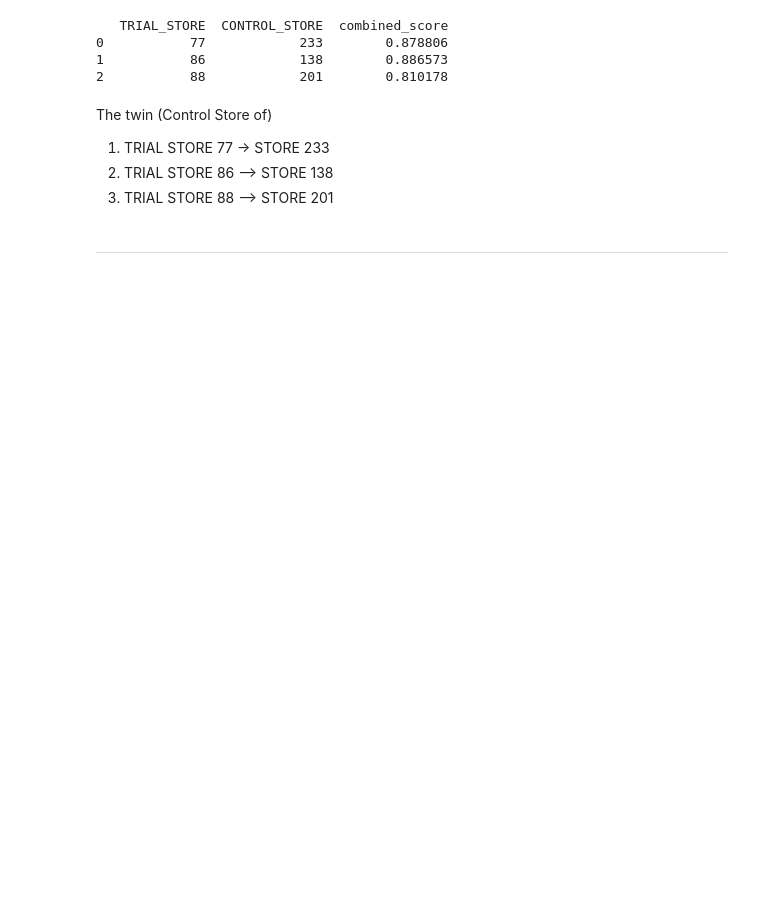
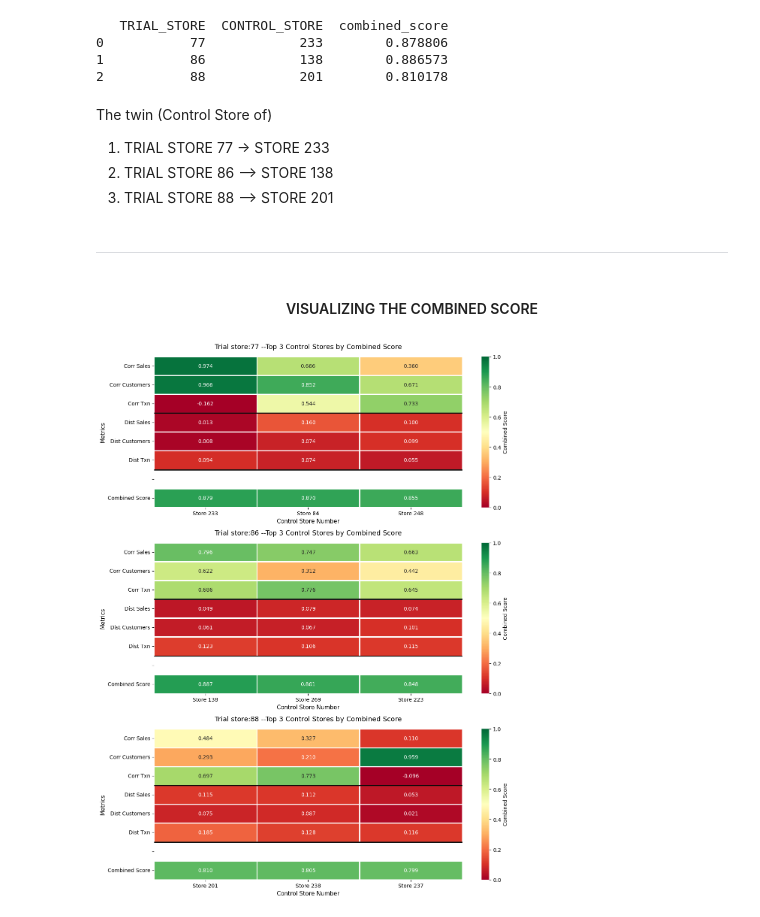
Before and after one commit to Mridul-dhungana/Quantium-Data-Analytics, a Jupyter notebook: Trial and Control stores.ipynb, the cells around one changed output. Saved outputs shown, nothing was run; the diff lists cells and outputs as text; code cells hidden in the pictures; blank space fills up the shorter version.

Commit message:
TOP 3 Control Stores by Combined Scores Visualizations

```diff
--- a/Trial and Control stores.ipynb
+++ b/Trial and Control stores.ipynb
@@ -767,3 +767,47 @@ The twin (Control Store of)<br>
 1. TRIAL STORE 88 --> STORE 201
 # %% [markdown]
 ---
+# %% [markdown]
+#### <Center> VISUALIZING THE COMBINED SCORE <Center>
+# %%
+trial_stores=corr_mag_df['TRIAL_STORE'].unique()
+fig,axes=plt.subplots(len(trial_stores),1,figsize=(12, 5*len(trial_stores)))
+
+for idx,trial_store in enumerate(trial_stores):
+    trial_data=corr_mag_df[corr_mag_df['TRIAL_STORE']==trial_store].copy()
+    top_stores=trial_data.nlargest(3,'combined_score')
+
+    heatmap_data=top_stores[['corr_sales','corr_customers','corr_txn','dist_sales','dist_customers','dist_txn']].T
+    heatmap_data.columns=[f"Store {int(x)}" for x in top_stores['CONTROL_STORE']]
+    heatmap_data.index=['Corr Sales','Corr Customers','Corr Txn','Dist Sales',
+                        'Dist Customers','Dist Txn']
+
+    spacer_row=pd.DataFrame([[np.nan]*len(heatmap_data.columns)],
+                            columns=heatmap_data.columns,
+                            index=[''])
+
+    # Add combined score as a row
+    combined_row=pd.DataFrame([top_stores['combined_score'].values],
+                            columns=heatmap_data.columns,
+                            index=['Combined Score'])
+
+    heatmap_data=pd.concat([heatmap_data,spacer_row,combined_row])
+
+    # creating a mask for spacer row
+    mask=pd.DataFrame(False, index=heatmap_data.index,columns=heatmap_data.columns)
+    mask.loc['']=True
+
+    # Create heatmap
+    ax=axes[idx]
+    sns.heatmap(heatmap_data,annot=True, fmt='.3f',cmap='RdYlGn', vmin=0, vmax=1,
+                cbar_kws={'label':'Combined Score'},ax=ax, linewidths=1,linecolor='white',mask=mask)
+
+    # Add horizontal lines to seperate sections
+    ax.hlines([3,6],*ax.get_xlim(),colors='black',linewidth=2)
+    ax.set_title(f'Trial store:{trial_store} --Top 3 Control Stores by Combined Score', fontsize=13, pad=15)
+    ax.set_ylabel('Metrics', fontsize=11)
+    ax.set_xlabel('Control Store Number', fontsize=11)
+plt.tight_layout()
+plt.show()
+# %% [output]
+[figure, added]
```
Also changed, not shown: parts of 7 cells of this notebook.
